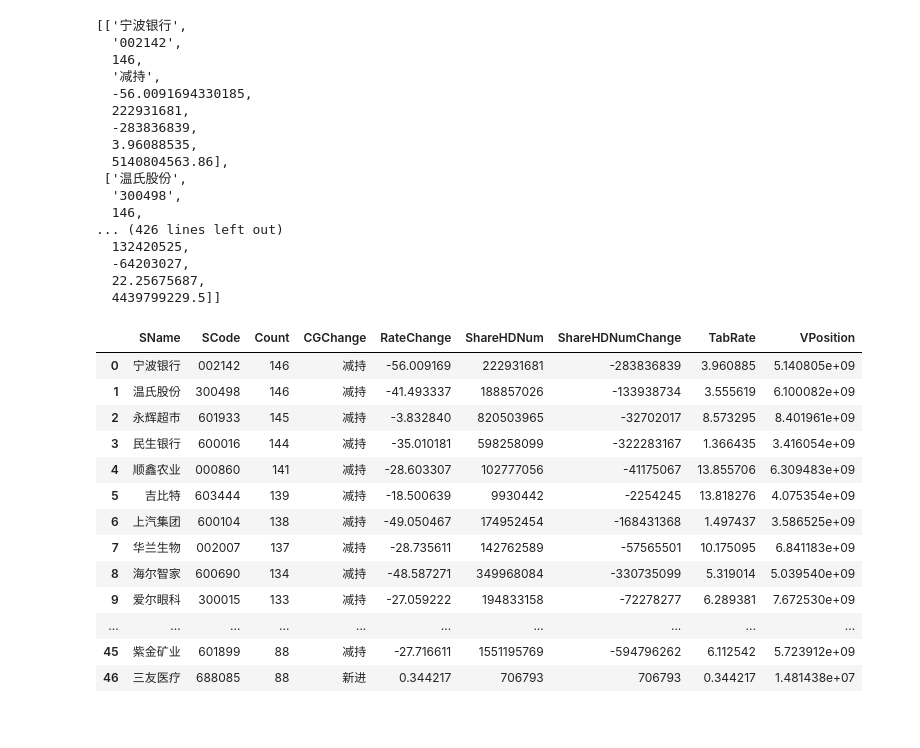
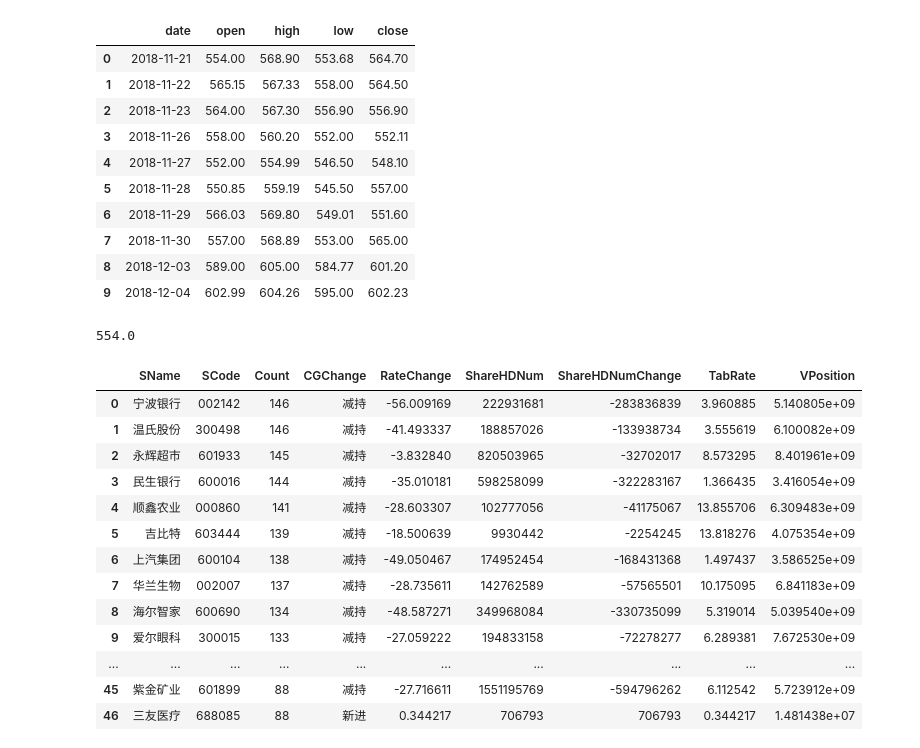
Before and after one commit to lokier/earnmi, a Jupyter notebook: vnpy/earnmi_demo/jupyter/1.ipynb, the cells around one changed output. Cells and saved outputs as stored; diff of their text form; code cells hidden in the pictures; blank space fills up the shorter version.

```diff
--- a/vnpy/earnmi_demo/jupyter/1.ipynb
+++ b/vnpy/earnmi_demo/jupyter/1.ipynb
@@ -35,36 +11,22 @@ jsonData
-# %%
-dataset = []
-for item in jsonData:
-    list = [
-        item['SName'],
-        item['SCode'],
-        item['Count'],
-        item['CGChange'],
-        item['RateChange'],
-        item['ShareHDNum'],
-        item['ShareHDNumChange'],
-        item['TabRate'],
-        item['VPosition']
-    ]
-    dataset.append(list)
-# %% [output]
-[['宁波银行',
-  '002142',
-  146,
-  '减持',
-  -56.0091694330185,
-  222931681,
-  -283836839,
-  3.96088535,
-  5140804563.86],
- ['温氏股份',
-  '300498',
-  146,
-... (426 lines left out)
-  132420525,
-  -64203027,
-  22.25675687,
-  4439799229.5]]
+# %%
+df = jq.get_bars('600519.XSHG', 10, unit='1d',fields=['date','open','high','low','close'],include_now=False,end_dt='2018-12-05')
+df
+# %% [output]
+|  | date | open | high | low | close |
+| 0 | 2018-11-21 | 554.00 | 568.90 | 553.68 | 564.70 |
+| 1 | 2018-11-22 | 565.15 | 567.33 | 558.00 | 564.50 |
+| 2 | 2018-11-23 | 564.00 | 567.30 | 556.90 | 556.90 |
+| 3 | 2018-11-26 | 558.00 | 560.20 | 552.00 | 552.11 |
+| 4 | 2018-11-27 | 552.00 | 554.99 | 546.50 | 548.10 |
+| 5 | 2018-11-28 | 550.85 | 559.19 | 545.50 | 557.00 |
+| 6 | 2018-11-29 | 566.03 | 569.80 | 549.01 | 551.60 |
+| 7 | 2018-11-30 | 557.00 | 568.89 | 553.00 | 565.00 |
+| 8 | 2018-12-03 | 589.00 | 605.00 | 584.77 | 601.20 |
+| 9 | 2018-12-04 | 602.99 | 604.26 | 595.00 | 602.23 |
+# %%
+df.at[0,'open']
+# %% [output]
+554.0
 # %%
 
 cloumns = ["SName","SCode","Count","CGChange","RateChange","ShareHDNum","ShareHDNumChange","TabRate","VPosition"]
```
Also changed, not shown: parts of 2 cells of this notebook, 3 other files.
